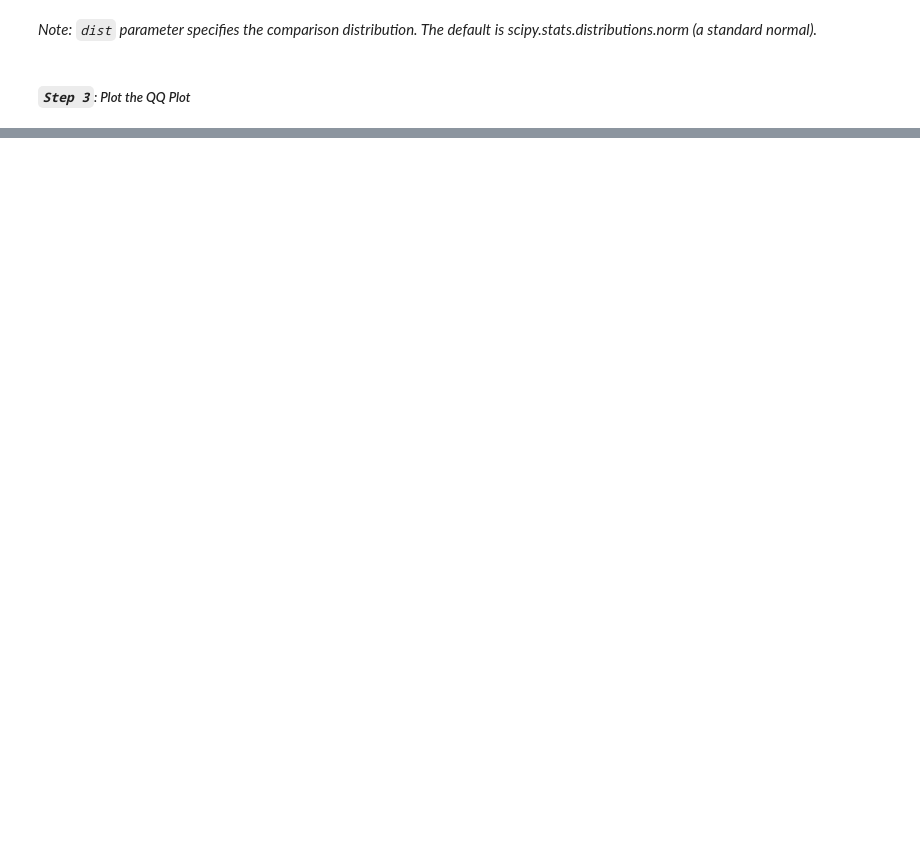
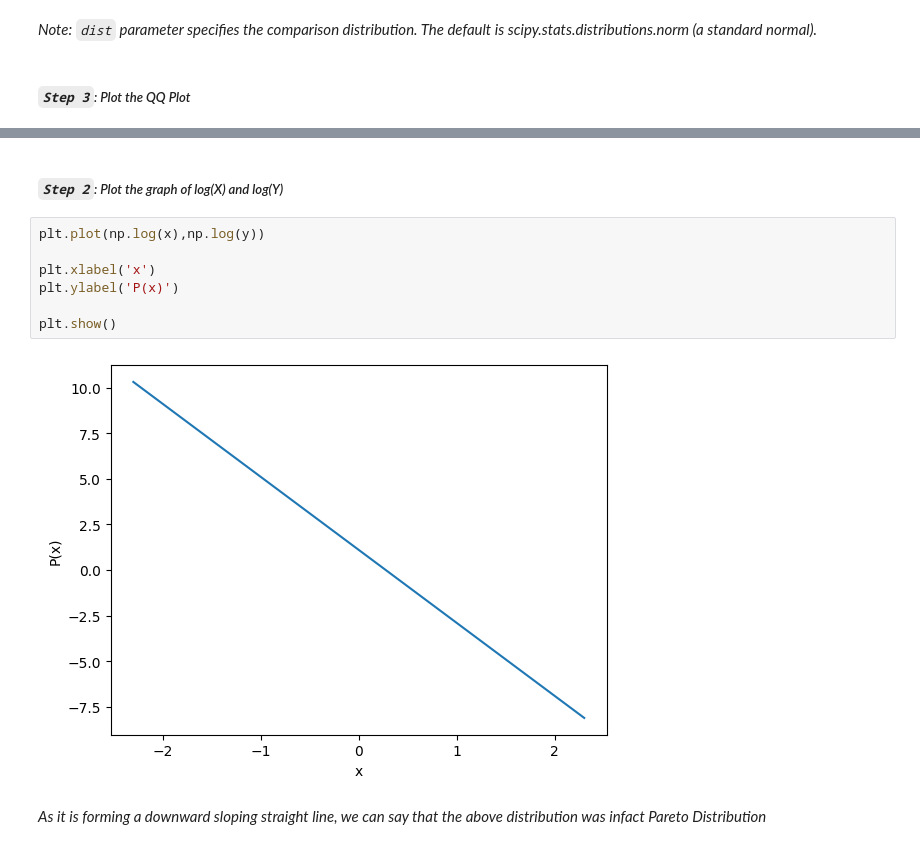
Before and after one commit to NityaVerma19/DSMP, a Jupyter notebook: Probablilty Distribution/Non-Gaussian_Prob.ipynb, the cells around one changed output, grey strips where cells are left out. Saved outputs shown, nothing was run; the diff lists cells and outputs as text; blank space fills up the shorter version.

```diff
--- a/Probablilty Distribution/Non-Gaussian_Prob.ipynb
+++ b/Probablilty Distribution/Non-Gaussian_Prob.ipynb
@@ -102,0 +119,13 @@ Text(0, 0.5, 'Sample Quantiles')
+# %% [markdown]
+##### *`Step 2`: Plot the graph of log(X) and log(Y)*
+# %%
+plt.plot(np.log(x),np.log(y))
+
+plt.xlabel('x')
+plt.ylabel('P(x)')
+
+plt.show()
+# %% [output]
+[figure, added]
+# %% [markdown]
+*As it is forming a downward sloping straight line, we can say that the above distribution was infact Pareto Distribution*
```
Also changed, not shown: parts of 7 cells of this notebook.
